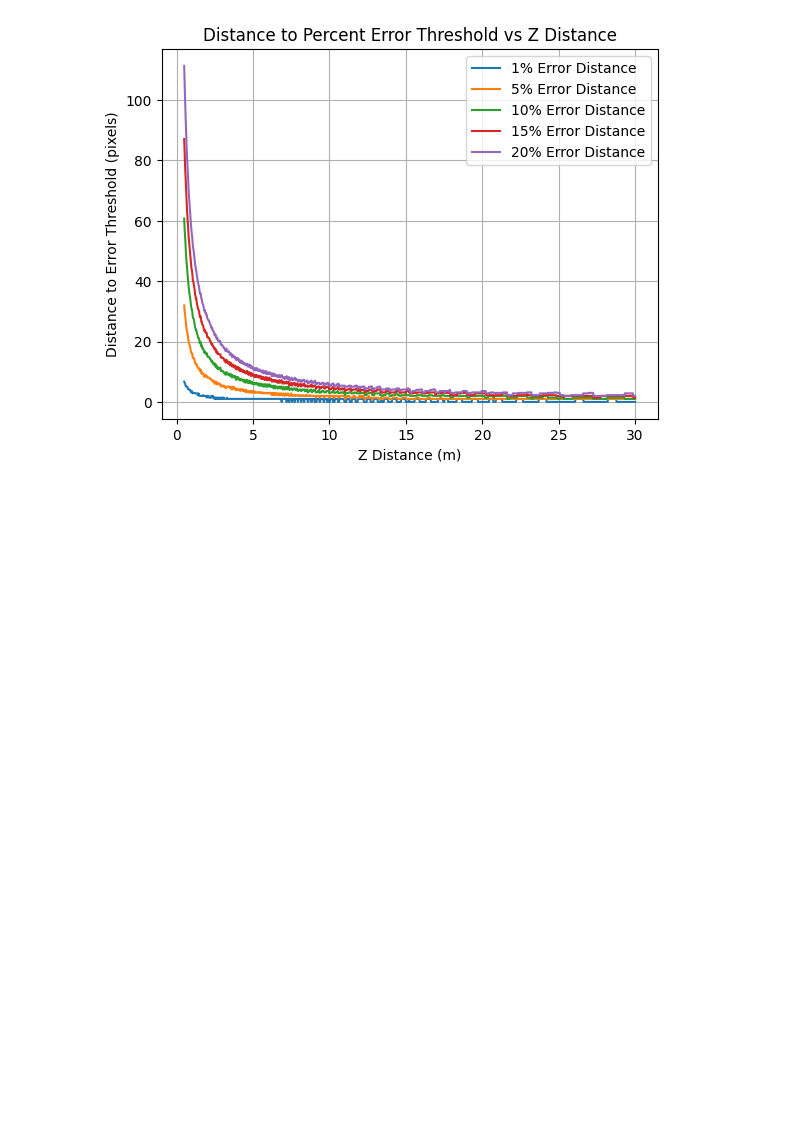
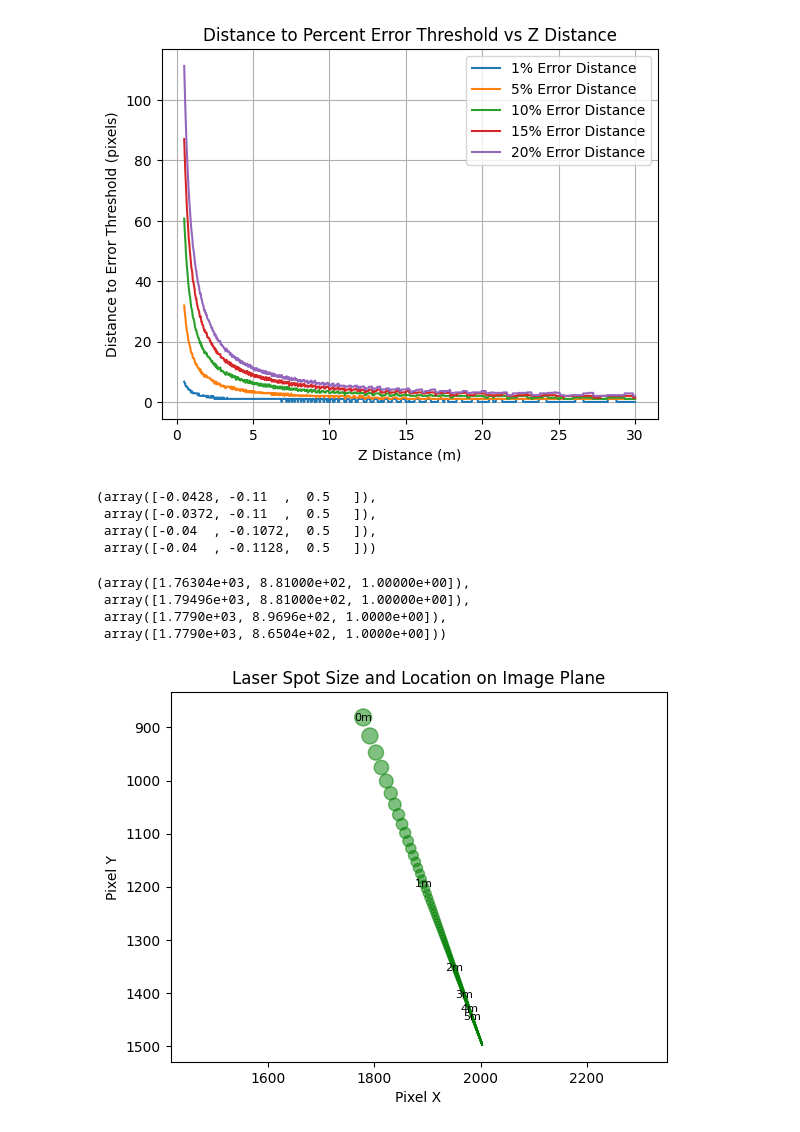
Before and after one commit to UCSD-E4E/cscw-fishsense2027, a Jupyter notebook: annotation_analysis/reconstruction.ipynb, the cells around one changed output. Drawn from its saved outputs; the diff is of its cells as text; code cells hidden in the pictures; blank space fills up the shorter version.

```diff
--- a/annotation_analysis/reconstruction.ipynb
+++ b/annotation_analysis/reconstruction.ipynb
@@ -9,6 +10,7 @@ The following reasonable defaults that match the systems we tested against.
 # %%
 IMAGE_WIDTH, IMAGE_HEIGHT = 4014, 3016
 FOCAL_LENGTH_PX = 2850
+LASER_DIAMETER_M = 5.6 * 1e-3  # Convert mm to meters
 
-IMAGE_WIDTH, IMAGE_HEIGHT, FOCAL_LENGTH_PX
+IMAGE_WIDTH, IMAGE_HEIGHT, FOCAL_LENGTH_PX, LASER_DIAMETER_M
 # %% [output]
@@ -142,3 +239,68 @@ plt.legend()
 plt.grid()
 # %% [output]
 [figure]
+# %%
+p_left = p.copy()
+p_left[0, :] -= LASER_DIAMETER_M / 2
+
+p_right = p.copy()
+p_right[0, :] += LASER_DIAMETER_M / 2
+
+p_up = p.copy()
+p_up[1, :] += LASER_DIAMETER_M / 2
+
+p_down = p.copy()
+p_down[1, :] -= LASER_DIAMETER_M / 2
+
+p_left[:, 0], p_right[:, 0], p_up[:, 0], p_down[:, 0]
+# %% [output]
+(array([-0.0428, -0.11  ,  0.5   ]),
+ array([-0.0372, -0.11  ,  0.5   ]),
+ array([-0.04  , -0.1072,  0.5   ]),
+ array([-0.04  , -0.1128,  0.5   ]))
+# %%
+s_left = p_left / p_left[2, :]
+s_left = camera_intrinsics @ s_left
+
+s_right = p_right / p_right[2, :]
+s_right = camera_intrinsics @ s_right
+
+s_up = p_up / p_up[2, :]
+s_up = camera_intrinsics @ s_up
+
+s_down = p_down / p_down[2, :]
+s_down = camera_intrinsics @ s_down
+
+s_left[:, 0], s_right[:, 0], s_up[:, 0], s_down[:, 0]
+# %% [output]
+(array([1.76304e+03, 8.81000e+02, 1.00000e+00]),
+ array([1.79496e+03, 8.81000e+02, 1.00000e+00]),
+ array([1.7790e+03, 8.9696e+02, 1.0000e+00]),
+ array([1.7790e+03, 8.6504e+02, 1.0000e+00]))
+# %%
+fig, ax = plt.subplots()
+
+prev_z_value_shown = -1
+for idx in range(s.shape[1]):
+    center_x = s[0, idx]
+    center_y = s[1, idx]
+
+    width = s_right[0, idx] - s_left[0, idx]
+    height = s_up[1, idx] - s_down[1, idx]
+
+    z_value = int(p[2, idx])
+    if z_value != prev_z_value_shown and z_value < 6:
+        ax.text(center_x, center_y, f'{z_value}m', color='black', fontsize=8, ha='center', va='center')
+        prev_z_value_shown = z_value
+
+    ellipse = Ellipse((center_x, center_y), width, height, edgecolor='g', facecolor='g', alpha=0.5)
+    ax.add_patch(ellipse)
+
+ax.set_aspect('equal', adjustable='datalim') # Adjusts the aspect ratio of the plot
+ax.autoscale() # Adjusts axis limits to fully contain the patch
+ax.set_xlabel('Pixel X')
+ax.set_ylabel('Pixel Y')
+ax.set_title('Laser Spot Size and Location on Image Plane')
+plt.gca().invert_yaxis()
+# %% [output]
+[figure, added]
```
Also changed, not shown: parts of 5 cells of this notebook.
